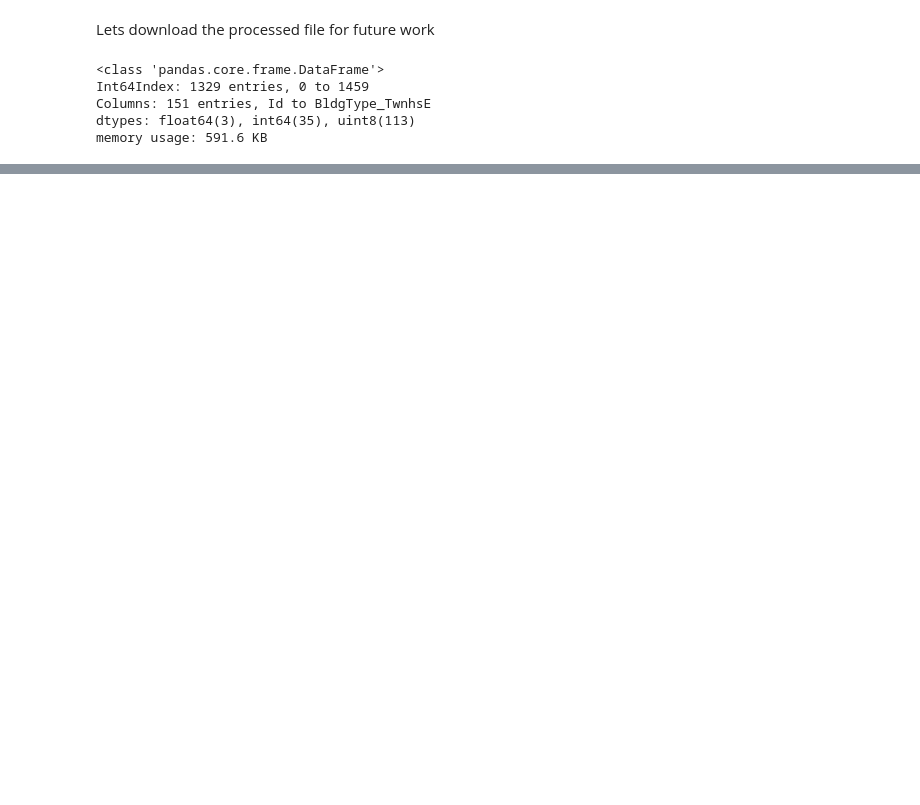
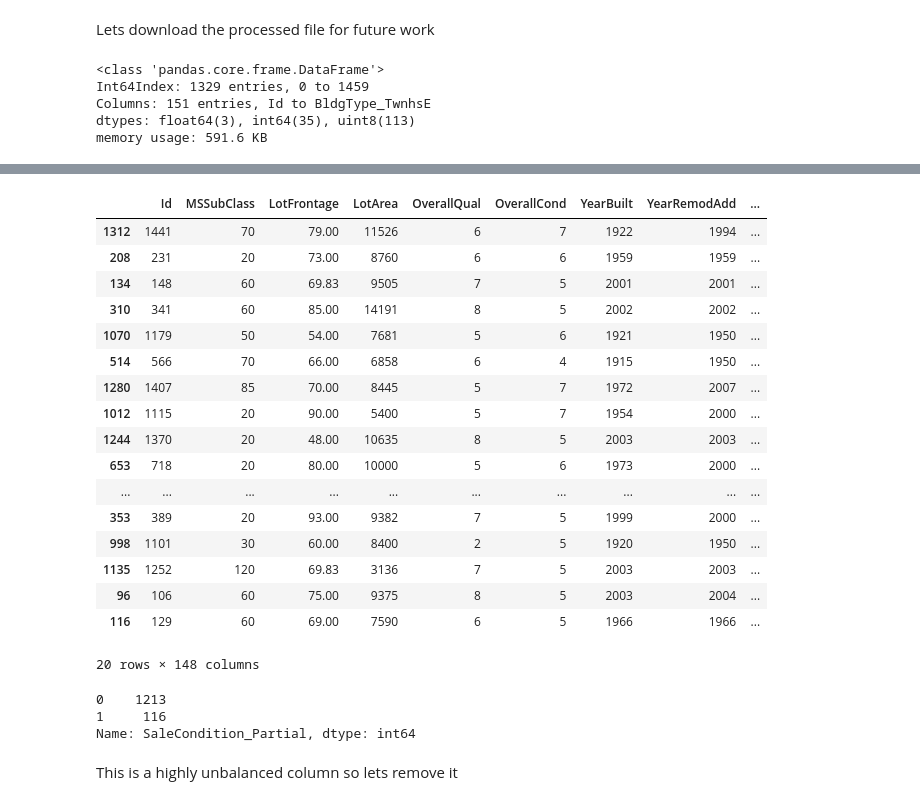
Before and after one commit to janjuatest/Kaggle, a Jupyter notebook: HousingPrices.ipynb, the cells around one changed output, grey strips where cells are left out. Cells and saved outputs as stored; diff of their text form; code cells hidden in the pictures; blank space fills up the shorter version.

```diff
--- a/HousingPrices.ipynb
+++ b/HousingPrices.ipynb
@@ -1301,3 +1301,5 @@ Int64Index: 1329 entries, 0 to 1459
 Columns: 151 entries, Id to BldgType_TwnhsE
 dtypes: float64(3), int64(35), uint8(113)
 memory usage: 591.6 KB
+# %%
+df=pd.read_csv("TrainPr.csv")
@@ -1303,0 +1324,2 @@ memory usage: 591.6 KB
+# %%
+df.set_index("Unnamed: 0")
@@ -1303,0 +1357,2 @@ memory usage: 591.6 KB
+# %%
+df.drop(columns=['Unnamed: 0'],inplace=True)
@@ -1303,0 +1369,29 @@ memory usage: 591.6 KB
+# %%
+df.sample(20)
+# %% [output]
+|  | Id | MSSubClass | LotFrontage | LotArea | OverallQual | OverallCond | YearBuilt | YearRemodAdd | ... |
+| 1312 | 1441 | 70 | 79.00 | 11526 | 6 | 7 | 1922 | 1994 | ... |
+| 208 | 231 | 20 | 73.00 | 8760 | 6 | 6 | 1959 | 1959 | ... |
+| 134 | 148 | 60 | 69.83 | 9505 | 7 | 5 | 2001 | 2001 | ... |
+| 310 | 341 | 60 | 85.00 | 14191 | 8 | 5 | 2002 | 2002 | ... |
+| 1070 | 1179 | 50 | 54.00 | 7681 | 5 | 6 | 1921 | 1950 | ... |
+| 514 | 566 | 70 | 66.00 | 6858 | 6 | 4 | 1915 | 1950 | ... |
+| 1280 | 1407 | 85 | 70.00 | 8445 | 5 | 7 | 1972 | 2007 | ... |
+| 1012 | 1115 | 20 | 90.00 | 5400 | 5 | 7 | 1954 | 2000 | ... |
+| 1244 | 1370 | 20 | 48.00 | 10635 | 8 | 5 | 2003 | 2003 | ... |
+| 653 | 718 | 20 | 80.00 | 10000 | 5 | 6 | 1973 | 2000 | ... |
+| ... | ... | ... | ... | ... | ... | ... | ... | ... | ... |
+| 353 | 389 | 20 | 93.00 | 9382 | 7 | 5 | 1999 | 2000 | ... |
+| 998 | 1101 | 30 | 60.00 | 8400 | 2 | 5 | 1920 | 1950 | ... |
+| 1135 | 1252 | 120 | 69.83 | 3136 | 7 | 5 | 2003 | 2003 | ... |
+| 96 | 106 | 60 | 75.00 | 9375 | 8 | 5 | 2003 | 2004 | ... |
+| 116 | 129 | 60 | 69.00 | 7590 | 6 | 5 | 1966 | 1966 | ... |
+20 rows × 148 columns
+# %%
+df['LowQualFinSF'].value_counts()
+# %% [output]
+0    1213
+1     116
+Name: SaleCondition_Partial, dtype: int64
+# %% [markdown]
+This is a highly unbalanced column so lets remove it
```
Also changed, not shown: parts of 54 cells of this notebook.
